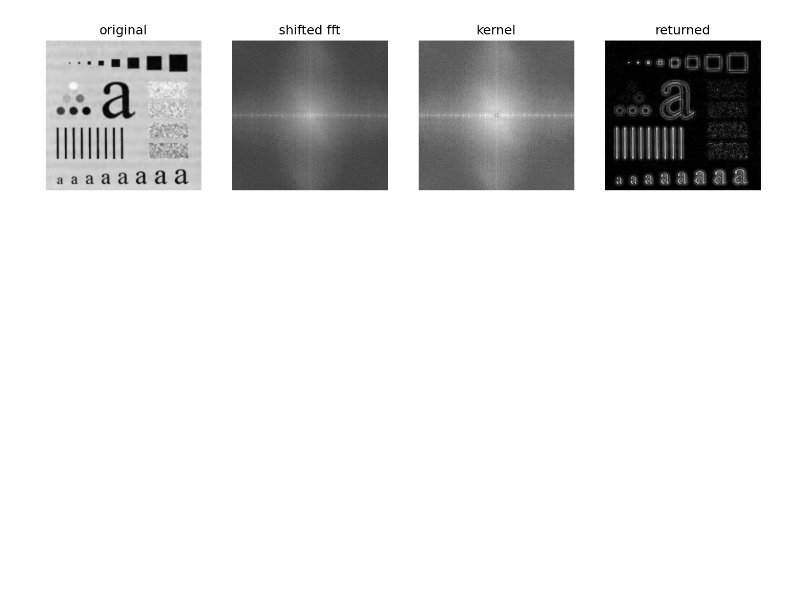
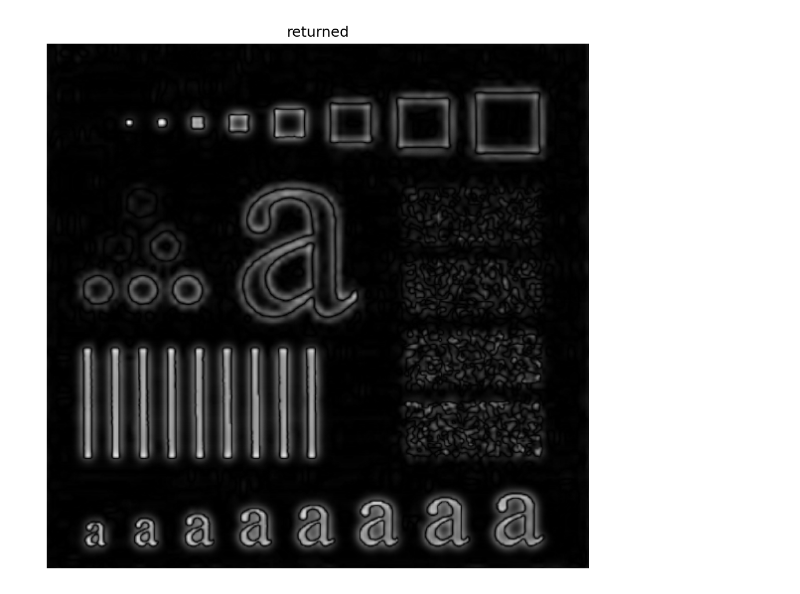
Before and after one commit to mor1ins/cvision_labs, a Jupyter notebook: cvision_kuliev_lab6.ipynb, the cells around one changed output. Saved outputs shown, nothing was run; the diff lists cells and outputs as text; code cells hidden in the pictures; blank space fills up the shorter version.

```diff
--- a/cvision_kuliev_lab6.ipynb
+++ b/cvision_kuliev_lab6.ipynb
@@ -21,7 +22,7 @@ def get_image(filename='img/test_image2.png'):
 
 
 
-def plot_image(images, title=None, labels=None, size=(12, 3)):
+def plot_image(images, title=None, labels=None, size=(13, 4)):
     if not isinstance(images, list):
         images = [images]
 
@@ -51,8 +52,7 @@ def shift(img):
 
 
 def log_norm(img):
-    with np.errstate(divide='ignore'):
-        return 20 * np.log(np.abs(img))
+    return np.power(np.abs(img), 0.1)
 
 
 
@@ -129,13 +143,11 @@ gaussian_lpf()
 # %%
-def gaussian_hpf():
+def gaussian_hpf_only_result():
     original = get_image()
     f = fft(original)
     gaussian = f - ndimage.fourier_gaussian(f, sigma=5)
     filtered = reverse(np.abs(fft(gaussian)))
-    plot_image([original, log_norm(shift(f)), log_norm(shift(gaussian)), filtered],
-              labels=[ 'original', 'shifted fft', 'kernel', 'returned' ])
+    plot_image(filtered, labels=[ 'returned' ], size=(16, 8))
 
-
-gaussian_hpf()
+gaussian_hpf_only_result()
 # %% [output]
-[figure, old version]
+[figure, new version]
```
Also changed, not shown: parts of 8 cells of this notebook, 8 other files.
